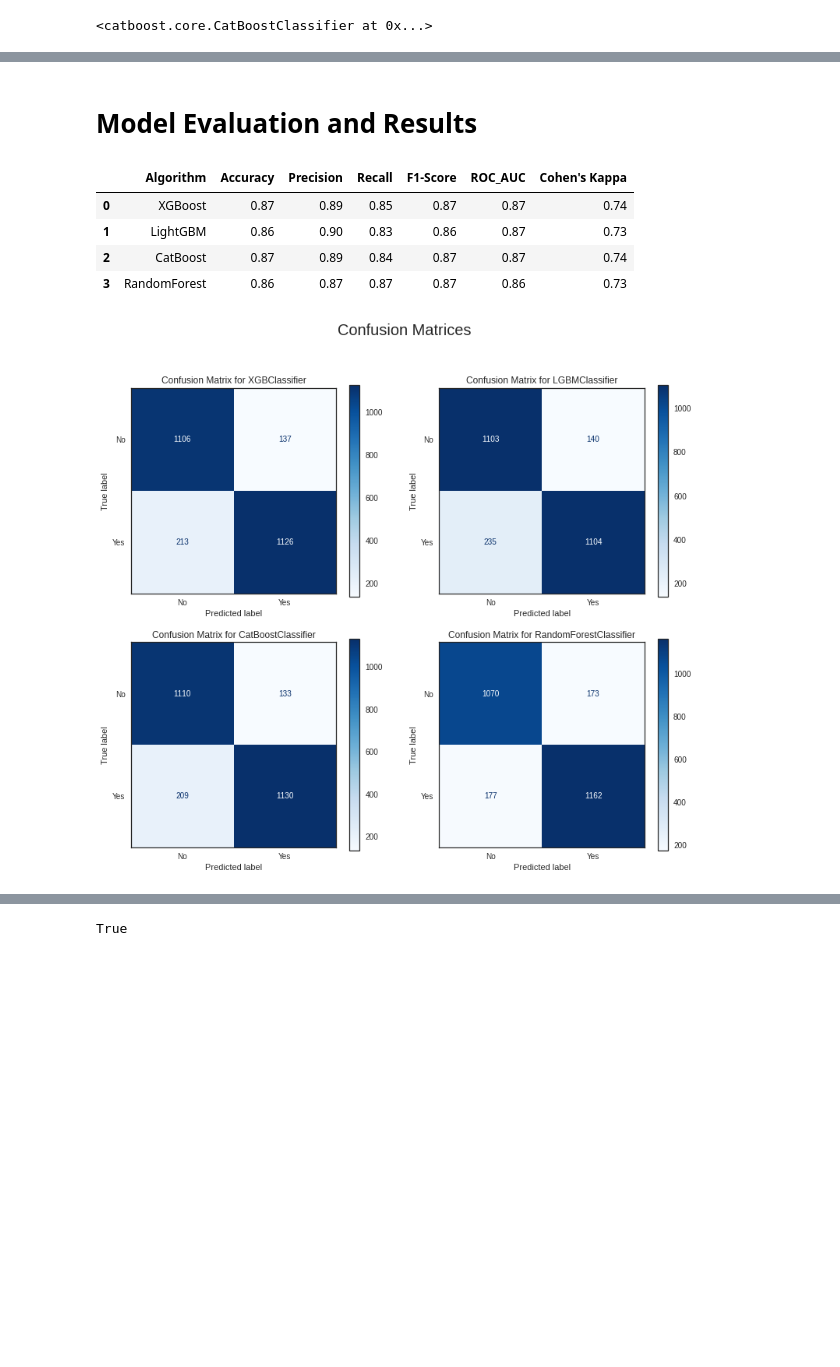
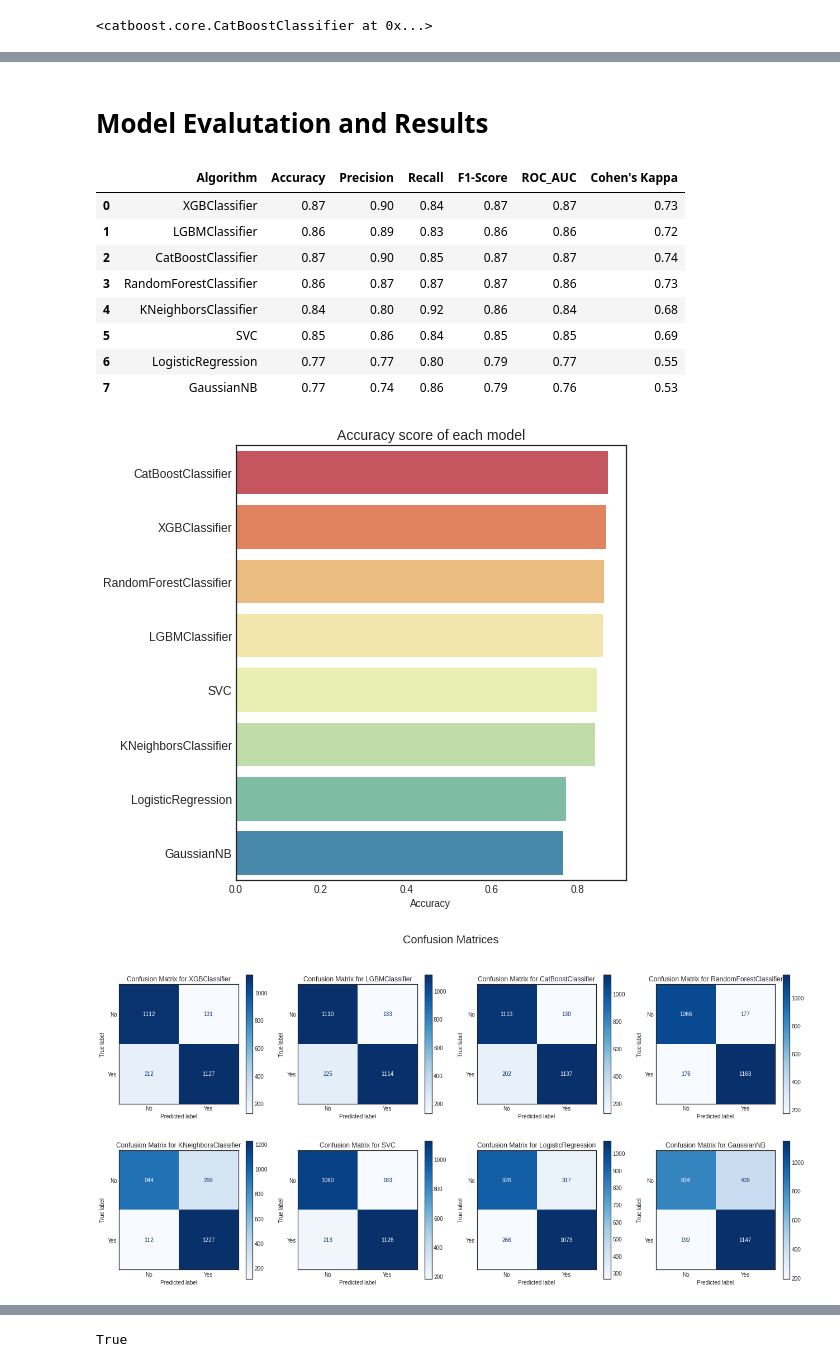
Before and after one commit to fabioachacon/machine_learning, a Jupyter notebook: Classification/Churn_Prediction.ipynb, the cells around one changed output, grey strips where cells are left out. Drawn from its saved outputs; the diff is of its cells as text; code cells hidden in the pictures; blank space fills up the shorter version.

```diff
--- a/Classification/Churn_Prediction.ipynb
+++ b/Classification/Churn_Prediction.ipynb
@@ -856,0 +921,3 @@ cb_model.fit(X_train, y_train)
+# %%
+svm = SVC(kernel='rbf', C=5.0, random_state=1)
+svm.fit(X_train, y_train)
@@ -856,0 +931,6 @@ cb_model.fit(X_train, y_train)
+# %%
+lr = LogisticRegression(penalty='l2', C=4.0,
+                        random_state=1,
+                        max_iter=500)
+
+lr.fit(X_train, y_train)
@@ -856,0 +945,3 @@ cb_model.fit(X_train, y_train)
+# %%
+gnb = GaussianNB()
+gnb.fit(X_train, y_train)
@@ -857,7 +950,7 @@ cb_model.fit(X_train, y_train)
 # %% [markdown]
-# Model Evaluation and Results
+# Model Evalutation and Results
 # %%
-models = [xgboost, lgb_model, cb_model, RF_model]
+models = [xgboost, lgb_model, cb_model, RF_model, knn, svm, lr, gnb]
 f1score = [f1_score(y_test, model.predict(X_test)) for model in models]
 rec = [recall_score(y_test, model.predict(X_test)) for model in models]
 pre = [precision_score(y_test, model.predict(X_test)) for model in models]
@@ -865,33 +958,50 @@ acc = [accuracy_score(y_test, model.predict(X_test)) for model in models]
 cohen_kappa = [cohen_kappa_score(y_test, model.predict(X_test)) for model in models]
 roc_auc = [roc_auc_score(y_test, model.predict(X_test)) for model in models]
 
-df_results = pd.DataFrame({"Algorithm" : ["XGBoost", "LightGBM", "CatBoost", "RandomForest"],
+df_results = pd.DataFrame({"Algorithm" : [type(model).__name__ for model in models],
                            "Accuracy" : acc,
                            "Precision" : pre,
                            "Recall" : rec,
                            "F1-Score" : f1score,
                            "ROC_AUC" : roc_auc,
                            "Cohen's Kappa": cohen_kappa})
+
 pd.options.display.float_format = '{:,.2f}'.format
 df_results
 # %% [output]
 |  | Algorithm | Accuracy | Precision | Recall | F1-Score | ROC_AUC | Cohen's Kappa |
-| 0 | XGBoost | 0.87 | 0.89 | 0.85 | 0.87 | 0.87 | 0.74 |
-| 1 | LightGBM | 0.86 | 0.90 | 0.83 | 0.86 | 0.87 | 0.73 |
-| 2 | CatBoost | 0.87 | 0.89 | 0.84 | 0.87 | 0.87 | 0.74 |
-| 3 | RandomForest | 0.86 | 0.87 | 0.87 | 0.87 | 0.86 | 0.73 |
+| 0 | XGBClassifier | 0.87 | 0.90 | 0.84 | 0.87 | 0.87 | 0.73 |
+| 1 | LGBMClassifier | 0.86 | 0.89 | 0.83 | 0.86 | 0.86 | 0.72 |
+| 2 | CatBoostClassifier | 0.87 | 0.90 | 0.85 | 0.87 | 0.87 | 0.74 |
+| 3 | RandomForestClassifier | 0.86 | 0.87 | 0.87 | 0.87 | 0.86 | 0.73 |
+| 4 | KNeighborsClassifier | 0.84 | 0.80 | 0.92 | 0.86 | 0.84 | 0.68 |
+| 5 | SVC | 0.85 | 0.86 | 0.84 | 0.85 | 0.85 | 0.69 |
+| 6 | LogisticRegression | 0.77 | 0.77 | 0.80 | 0.79 | 0.77 | 0.55 |
+| 7 | GaussianNB | 0.77 | 0.74 | 0.86 | 0.79 | 0.76 | 0.53 |
+# %%
+plt.figure(figsize=(7, 8))
+sns.barplot(x="Accuracy",
+            y='Algorithm',
+            data=df_results.sort_values(by='Accuracy', ascending=False),
+            palette="Spectral")
+plt.ylabel(None)
+plt.yticks(size=12)
+plt.title("Accuracy score of each model", size=14)
+plt.show()
+# %% [output]
+[figure, added]
 # %%
-fig, ax = plt.subplots(2, 2, figsize=(13, 11))
+fig, ax = plt.subplots(2, 4, figsize=(22, 10))
 fig.suptitle("Confusion Matrices", size=20)
 for model, axes in zip(models, ax.flatten()):
-    cm = plot_confusion_matrix(model, X_test, y_test,
-                               display_labels=['No', 'Yes'],
-                               cmap="Blues",
-                               normalize=None,
-                               values_format='.10g',
-                               ax=axes)
-    cm.ax_.set_title("Confusion Matrix for {}".format(type(model).__name__))
+  cm = plot_confusion_matrix(model, X_test, y_test,
+                             display_labels=['No', 'Yes'],
+                             cmap="Blues",
+                             normalize=None,
+                             values_format='.10g',
+                             ax=axes)
+  cm.ax_.set_title("Confusion Matrix for {}".format(type(model).__name__))
 plt.show()
 # %% [output]
-[figure, old version]
+[figure, new version]
 # %%
```
Also changed, not shown: parts of 33 cells of this notebook.
